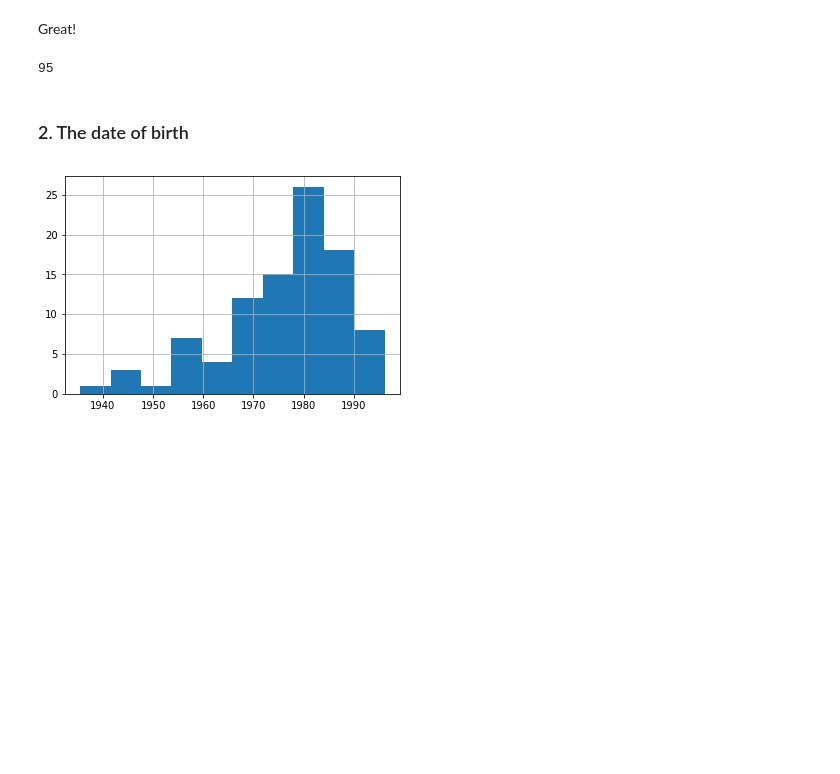
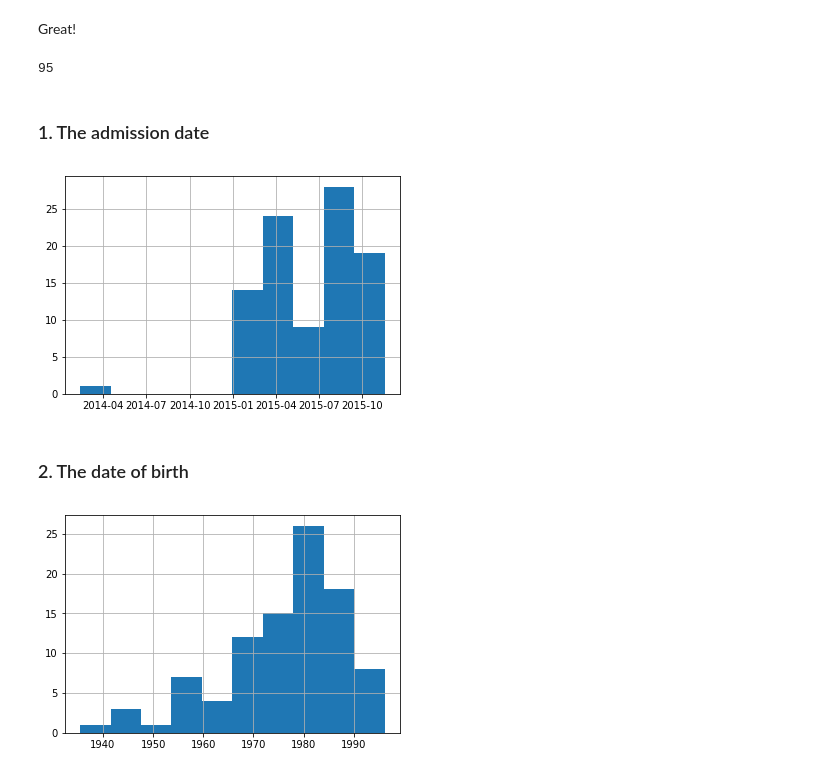
Before and after one commit to krassowski/meningitis-integration, a Jupyter notebook: data_exploration/Clinical_data_first_look.ipynb, the cells around one changed output. Cells and saved outputs as stored; diff of their text form; code cells hidden in the pictures; blank space fills up the shorter version.

```diff
--- a/data_exploration/Clinical_data_first_look.ipynb
+++ b/data_exploration/Clinical_data_first_look.ipynb
@@ -130,3 +130,9 @@ Great!
 len(samples_list.sample_id)
 # %% [output]
 95
+# %% [markdown]
+### 1. The admission date
+# %%
+clinical_data.AdmissionDate.hist();
+# %% [output]
+[figure, added]
```
Also changed, not shown: parts of 45 cells of this notebook.
